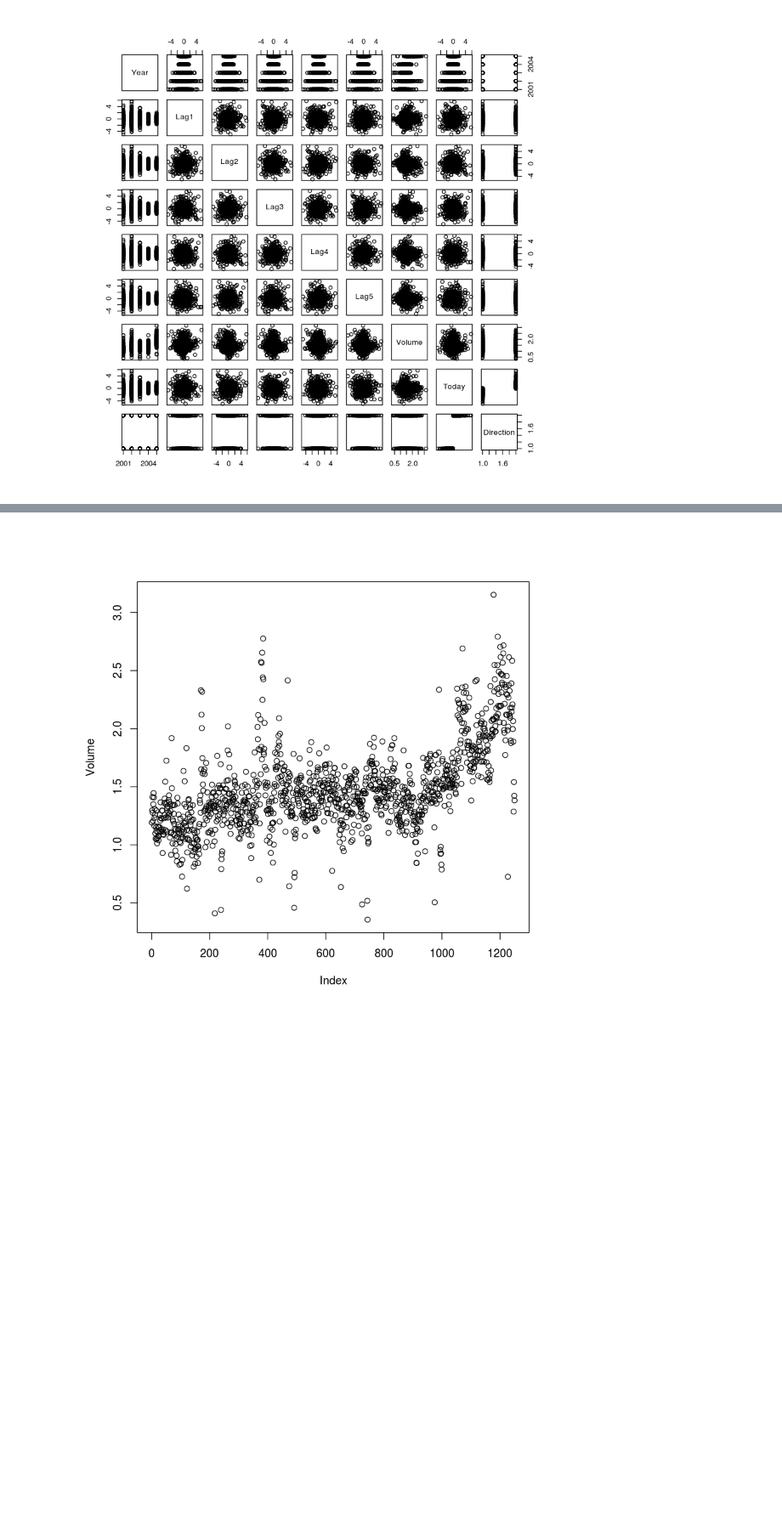
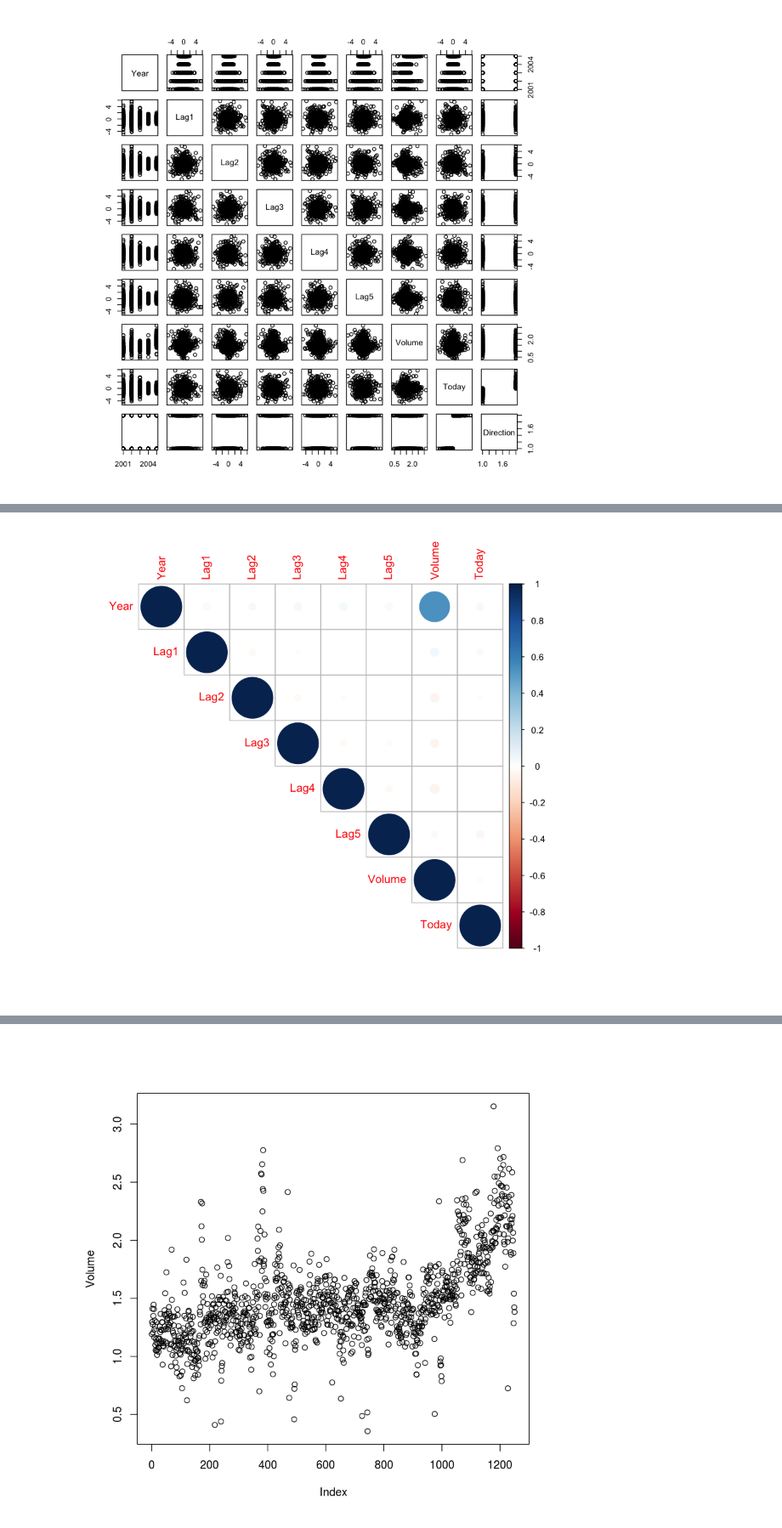
Before and after one commit to nickbuker/ISL_labs, a Jupyter notebook: notebooks/chapt4_log_reg_LDA_QDA_KNN.ipynb, the cells around one changed output, grey strips where cells are left out. Shown at 85% size. Drawn from its saved outputs; the diff is of its cells as text; code cells hidden in the pictures; blank space fills up the shorter version.

Commit message:
add correlation plots

```diff
--- a/notebooks/chapt4_log_reg_LDA_QDA_KNN.ipynb
+++ b/notebooks/chapt4_log_reg_LDA_QDA_KNN.ipynb
@@ -54,0 +48,6 @@ cor(Smarket[,-9])
+# %%
+# Create correlation plot
+M <- cor(Smarket[,-9])
+corrplot(M, method='circle', type='upper')
+# %% [output]
+[figure, added]
```
Also changed, not shown: parts of 4 cells of this notebook, 1 other file.
